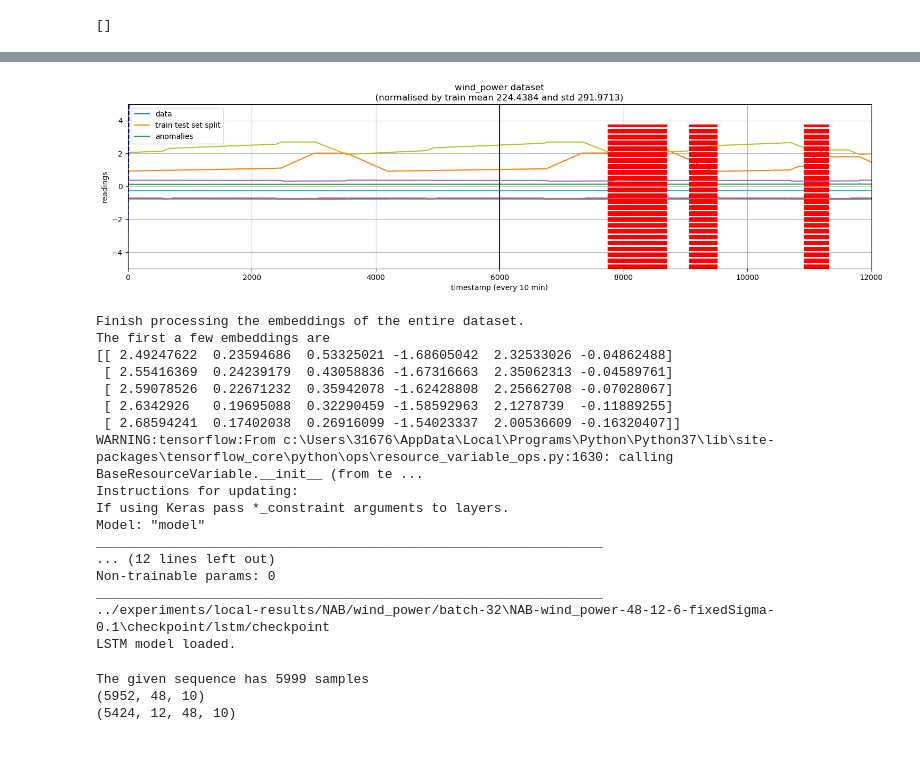
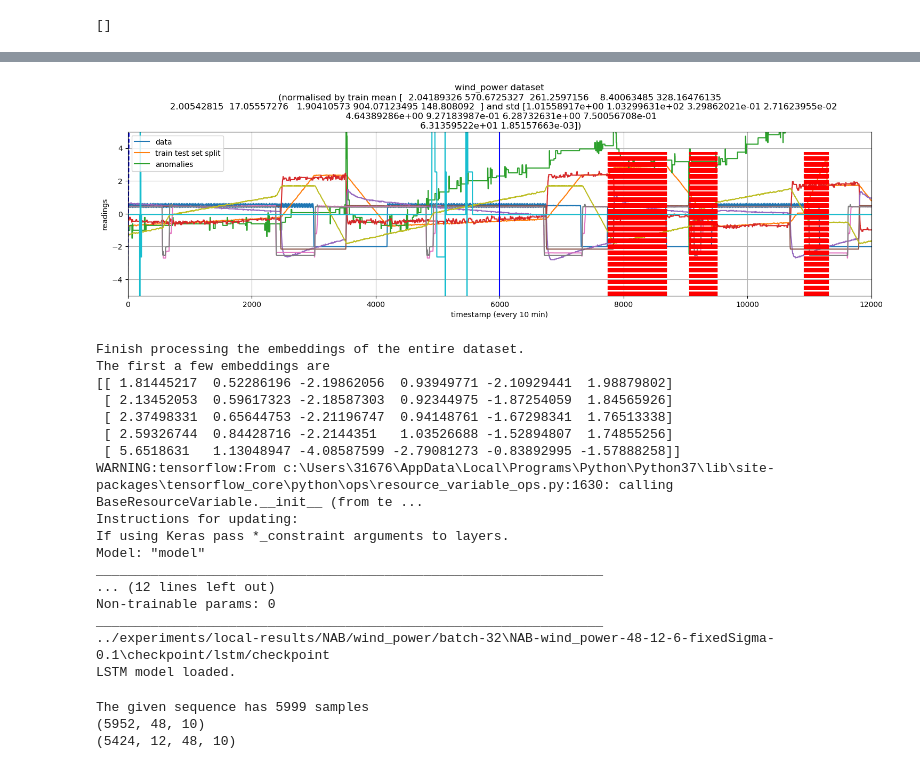
Before and after one commit to miemie030205/VAE-LSTM-for-anomaly-detection, a Jupyter notebook: codes/NAB-anomaly-detection.ipynb, the cells around one changed output, grey strips where cells are left out. Drawn from its saved outputs; the diff is of its cells as text; code cells hidden in the pictures.

```diff
--- a/codes/NAB-anomaly-detection.ipynb
+++ b/codes/NAB-anomaly-detection.ipynb
@@ -38,7 +38,7 @@ print(get_available_gpus())
 []
 # %%
 # load VAE model
-config = process_config('NAB_config_wind_power.json')
+config = process_config('NAB_config.json')
 # create the experiments dirs
 create_dirs([config['result_dir'], config['checkpoint_dir']])
 # create tensorflow session
@@ -65,10 +65,10 @@ WARNING:tensorflow:From d:\orginal new\codes\models.py:25: The name tf.placehold
 
 ... (69 lines left out)
 Loading model checkpoint ../experiments/local-results/NAB/wind_power/batch-32\NAB-wind_power-48-12-6-fixedSigma-0.1\checkpoint/-3340 ...
 
 INFO:tensorflow:Restoring parameters from ../experiments/local-results/NAB/wind_power/batch-32\NAB-wind_power-48-12-6-fixedSigma-0.1\checkpoint/-3340
 Model loaded.
-[figure, old version]
+[figure, new version]
 # %%
 # load LSTM model
 lstm_model = lstmKerasModel(data)
@@ -88,11 +88,11 @@ lstm_model.load_model(lstm_nn_model, config, checkpoint_path)
 # %% [output]
 Finish processing the embeddings of the entire dataset.
 The first a few embeddings are
-[[ 2.49247622  0.23594686  0.53325021 -1.68605042  2.32533026 -0.04862488]
- [ 2.55416369  0.24239179  0.43058836 -1.67316663  2.35062313 -0.04589761]
- [ 2.59078526  0.22671232  0.35942078 -1.62428808  2.25662708 -0.07028067]
- [ 2.6342926   0.19695088  0.32290459 -1.58592963  2.1278739  -0.11889255]
- [ 2.68594241  0.17402038  0.26916099 -1.54023337  2.00536609 -0.16320407]]
+[[ 1.81445217  0.52286196 -2.19862056  0.93949771 -2.10929441  1.98879802]
+ [ 2.13452053  0.59617323 -2.18587303  0.92344975 -1.87254059  1.84565926]
+ [ 2.37498331  0.65644753 -2.21196747  0.94148761 -1.67298341  1.76513338]
+ [ 2.59326744  0.84428716 -2.2144351   1.03526688 -1.52894807  1.74855256]
+ [ 5.6518631   1.13048947 -4.08587599 -2.79081273 -0.83892995 -1.57888258]]
 WARNING:tensorflow:From c:\Users\31676\AppData\Local\Programs\Python\Python37\lib\site-packages\tensorflow_core\python\ops\resource_variable_ops.py:1630: calling BaseResourceVariable.__init__ (from te ...
 Instructions for updating:
 If using Keras pass *_constraint arguments to layers.
```
Also changed, not shown: parts of 9 cells of this notebook, 6 other files.
